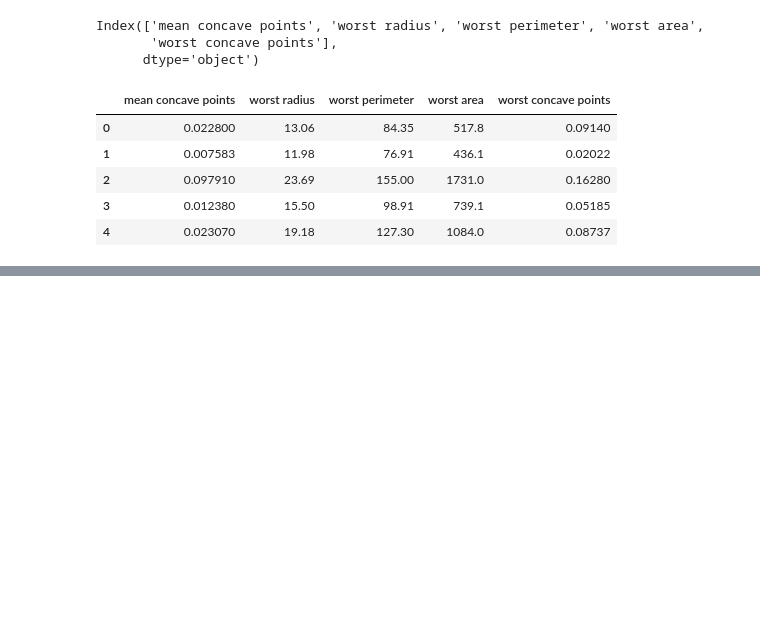
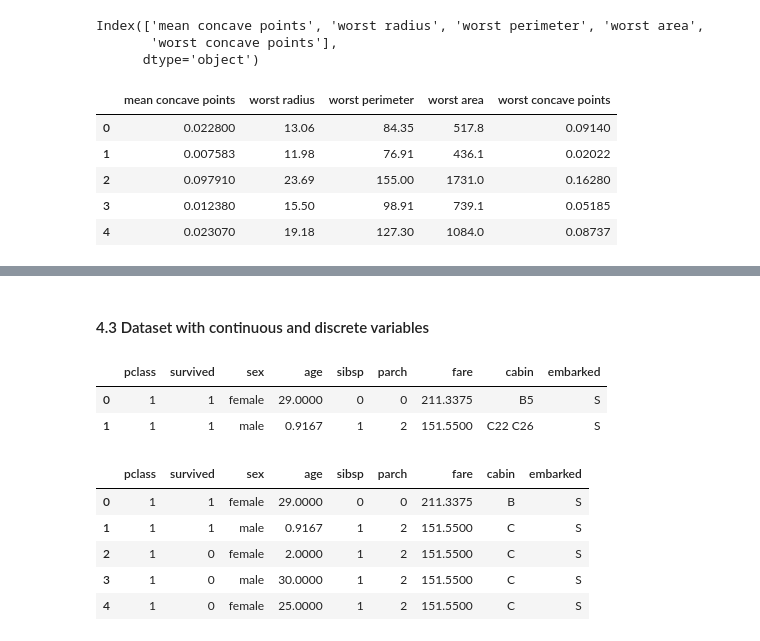
Before and after one commit to rahul-raoniar/fetaure-selection-in-machine-learning-book-practice, a Jupyter notebook: Chapter 4 Filter Methods.ipynb, the cells around one changed output, grey strips where cells are left out. Cells and saved outputs as stored; diff of their text form; code cells hidden in the pictures; blank space fills up the shorter version.

```diff
--- a/Chapter 4 Filter Methods.ipynb
+++ b/Chapter 4 Filter Methods.ipynb
@@ -436,0 +487,2 @@ X_train_t.head()
+# %% [markdown]
+#### 4.3 Dataset with continuous and discrete variables
@@ -436,0 +500,31 @@ X_train_t.head()
+# %%
+variables = ["pclass", "survived", 'sex', 'age', 'sibsp', 'parch', 'fare', 'cabin', 'embarked']
+
+data = pd.read_csv("https://www.openml.org/data/get_csv/16826755/phpMYEKM1",
+                   usecols = variables,
+                   na_values="?")
+data.head(2)
+# %% [output]
+|  | pclass | survived | sex | age | sibsp | parch | fare | cabin | embarked |
+| 0 | 1 | 1 | female | 29.0000 | 0 | 0 | 211.3375 | B5 | S |
+| 1 | 1 | 1 | male | 0.9167 | 1 | 2 | 151.5500 | C22 C26 | S |
+# %%
+data.dropna(subset = ["embarked", 'fare'], inplace = True)
+data['age'] = data['age'].fillna(data['age'].mean())
+# %%
+def get_first_cabin(row):
+    try:
+        return row.split()[0]
+    except:
+        return 'N'
+# %%
+data['cabin'] = data['cabin'].apply(get_first_cabin).str[0]
+# %%
+data.head()
+# %% [output]
+|  | pclass | survived | sex | age | sibsp | parch | fare | cabin | embarked |
+| 0 | 1 | 1 | female | 29.0000 | 0 | 0 | 211.3375 | B | S |
+| 1 | 1 | 1 | male | 0.9167 | 1 | 2 | 151.5500 | C | S |
+| 2 | 1 | 0 | female | 2.0000 | 1 | 2 | 151.5500 | C | S |
+| 3 | 1 | 0 | male | 30.0000 | 1 | 2 | 151.5500 | C | S |
+| 4 | 1 | 0 | female | 25.0000 | 1 | 2 | 151.5500 | C | S |
```
Also changed, not shown: parts of 14 cells of this notebook.
